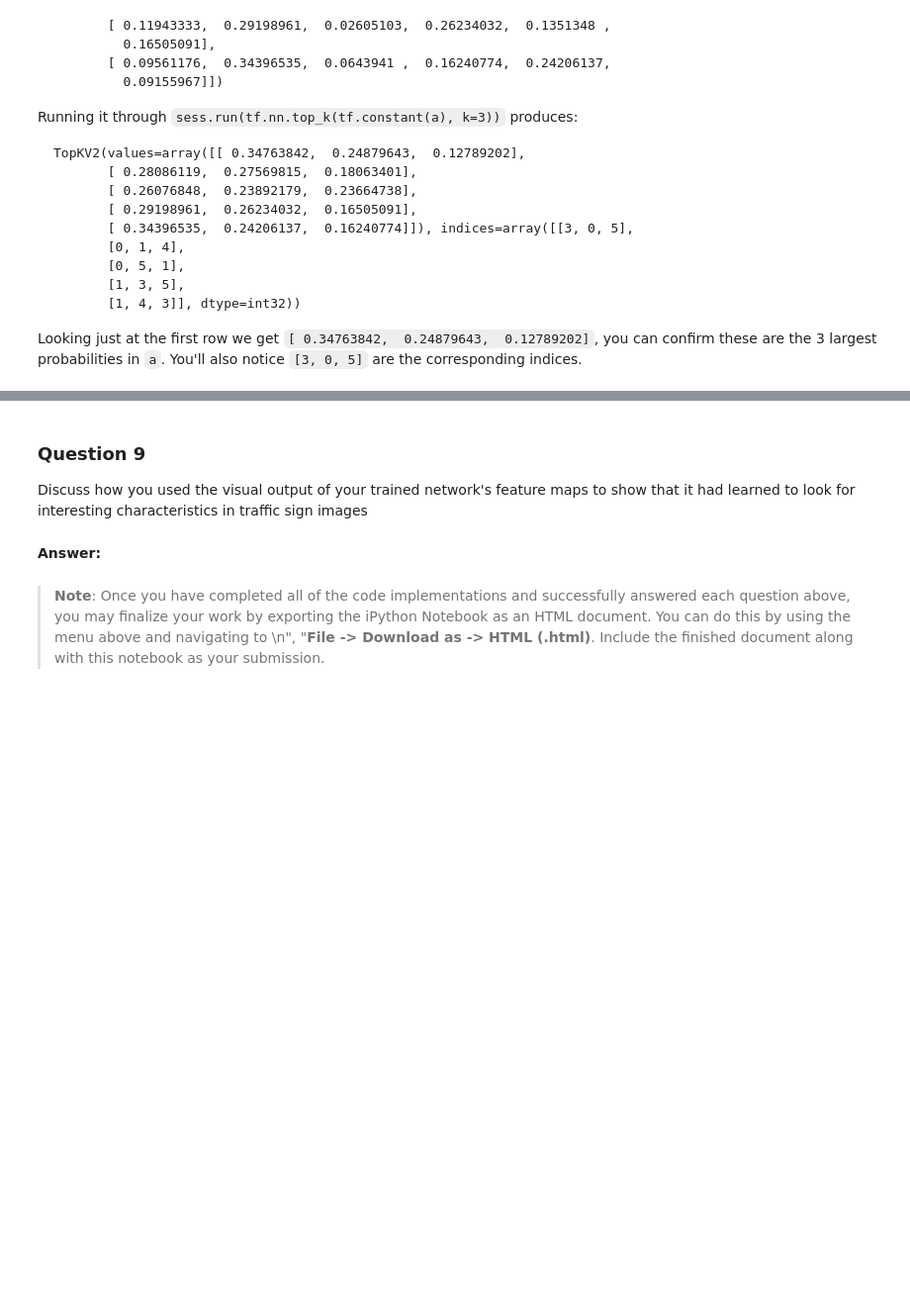
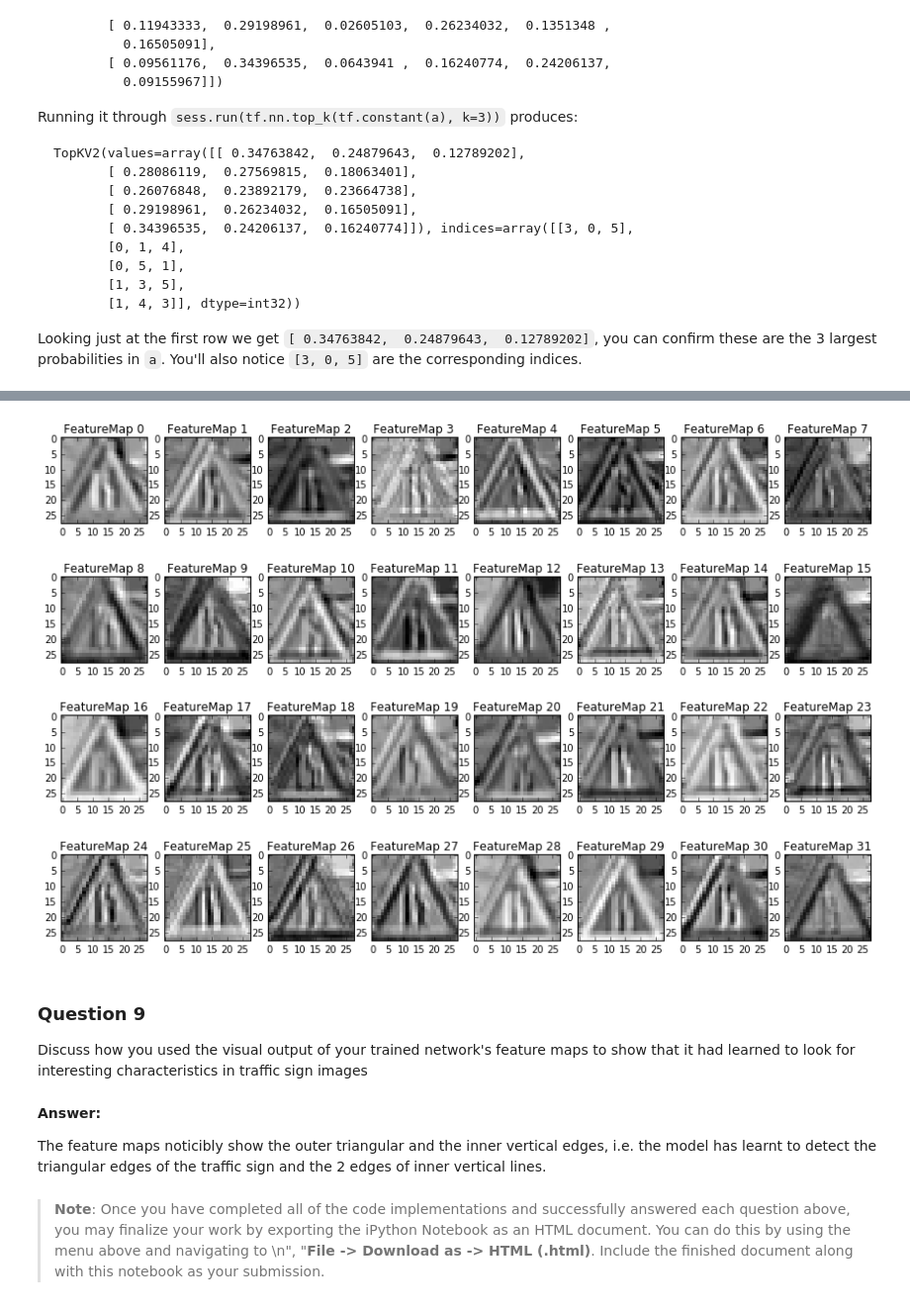
Before and after one commit to udacity/CarND-Traffic-Sign-Classifier-Project, a Jupyter notebook: Traffic_Sign_Classifier.ipynb, the cells around one changed output, grey strips where cells are left out. Shown at 99% size. Saved outputs shown, nothing was run; the diff lists cells and outputs as text; code cells hidden in the pictures; blank space fills up the shorter version.

```diff
--- a/Traffic_Sign_Classifier.ipynb
+++ b/Traffic_Sign_Classifier.ipynb
@@ -246,7 +313,7 @@ def evaluate(X_data, y_data):
 import time
 
 BATCH_SIZE = 128
-EPOCHS = 10
+EPOCHS = 20
 
 with tf.Session() as sess:
     sess.run(tf.global_variables_initializer())
@@ -256,18 +323,20 @@ with tf.Session() as sess:
 
     for i in range(EPOCHS):
         start_time = time.time()
-        x_train, y_train = shuffle(x_train, y_train)
+        normalized_x_train, y_train = shuffle(normalized_x_train, y_train)
         for offset in range(0, n_train, BATCH_SIZE):
             end = offset + BATCH_SIZE
-            batch_x, batch_y = x_train[offset:end], y_train[offset:end]
+            batch_x, batch_y = normalized_x_train[offset:end], y_train[offset:end]
             sess.run(training_operation, feed_dict={x: batch_x, y: batch_y})
 
-        validation_accuracy = evaluate(x_validation, y_validation)
-        print("Done epoch %d in %d seconds" % (i + 1, time.time() - start_time))
+        train_accuracy = evaluate(normalized_x_train, y_train, BATCH_SIZE, sess)
+        validation_accuracy = evaluate(normalized_x_validation, y_validation, BATCH_SIZE, sess)
+        print("Trained epoch %d in %d seconds" % (i + 1, time.time() - start_time))
+        print("Train accuracy = {:.3f}".format(train_accuracy))
         print("Validation accuracy = {:.3f}".format(validation_accuracy))
         print()
 
-    test_accuracy = evaluate(x_test, y_test)
+    test_accuracy = evaluate(normalized_x_test, y_test, BATCH_SIZE, sess)
     print("Test accuracy = {:.3f}".format(test_accuracy))
     print()
 
@@ -296,0 +454,24 @@ You may find `signnames.csv` useful as it contains mappings from the class id (i
+# %%
+with tf.Session() as sess:
+    saver.restore(sess, './lenet')
+    example_predictions, example_accuracy, example_top_5 = \
+        sess.run( \
+            [predict_operation, accuracy_operation, top_5] , \
+             feed_dict={x: normalized_example_images,
+                        y: example_labels})
+
+    example_top_5_probabilities, example_top_5_labels = example_top_5
+
+    print("Example accuracy = {:.3f}".format(example_accuracy))
+    print()
+
+    for image, label, prediction, top_5_probabilities, top_5_predictions in \
+        zip(example_images, example_labels, example_predictions, example_top_5_probabilities, example_top_5_labels):
+
+        print('Label:      %d - %s' % (label, label_name_mappings[label]))
+        print('Prediction: %d - %s' % (prediction, label_name_mappings[prediction]))
+        print('Top 5 predictions: %s' % str(top_5_predictions))
+        print('Top 5 probabilities: %s' % str(top_5_probabilities))
+        #plt.imshow(image)
+        #plt.show()
+        print()
@@ -390,12 +593,20 @@ def outputFeatureMap(image_input, tf_activation, activation_min=-1, activation_m
             plt.imshow(activation[0,:,:, featuremap], interpolation="nearest", vmin=activation_min, cmap="gray")
         else:
             plt.imshow(activation[0,:,:, featuremap], interpolation="nearest", cmap="gray")
+# %%
+with tf.Session() as sess:
+    saver.restore(sess, './lenet')
+    outputFeatureMap([normalized_example_images[0]], convolution_1)
+# %% [output]
+[figure, added]
 # %% [markdown]
 ### Question 9
 
 Discuss how you used the visual output of your trained network's feature maps to show that it had learned to look for interesting characteristics in traffic sign images
-# %% [markdown]
-**Answer:**
+# %% [markdown]
+**Answer:**
+
+The feature maps noticibly show the outer triangular and the inner vertical edges, i.e. the model has learnt to detect the triangular edges of the traffic sign and the 2 edges of inner vertical lines.
 # %% [markdown]
 > **Note**: Once you have completed all of the code implementations and successfully answered each question above, you may finalize your work by exporting the iPython Notebook as an HTML document. You can do this by using the menu above and navigating to  \n",
     "**File -> Download as -> HTML (.html)**. Include the finished document along with this notebook as your submission.
```
Also changed, not shown: parts of 13 cells of this notebook, 23 other files.
